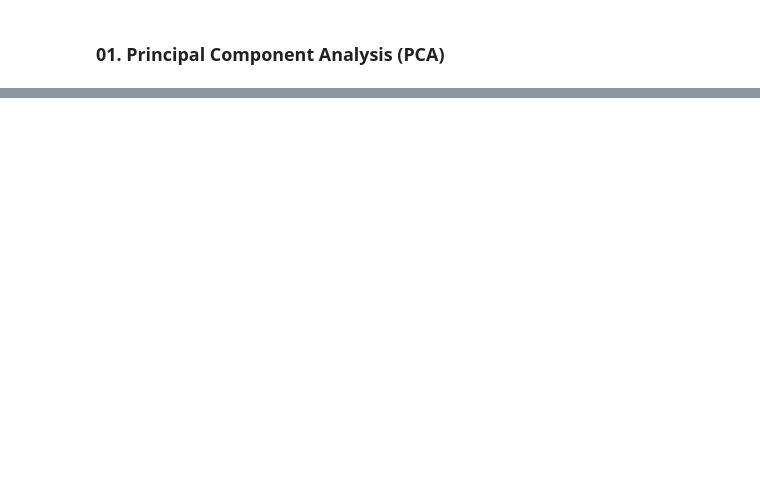
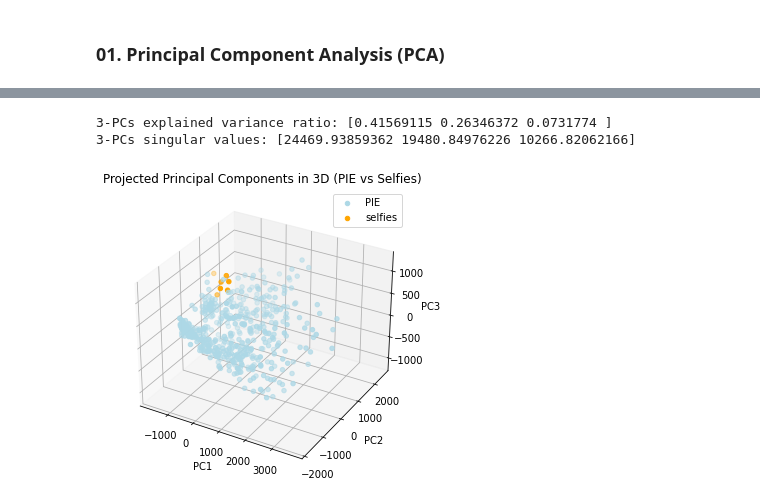
Before and after one commit to tanfiona/FaceRecognitionAnalysis, a Jupyter notebook: ee5907_ca2.ipynb, the cells around one changed output, grey strips where cells are left out. Cells and saved outputs as stored; diff of their text form; code cells hidden in the pictures; blank space fills up the shorter version.

```diff
--- a/ee5907_ca2.ipynb
+++ b/ee5907_ca2.ipynb
@@ -86,0 +210,19 @@ print(pca.singular_values_)
+# %%
+# reduce dimensionality of vectorized images to 3
+n_pc = 3
+pca = PCA(n_components=n_pc)
+pca.fit(np.asmatrix(data))
+
+print('{}-PCs explained variance ratio: {}'.format(n_pc, pca.explained_variance_ratio_))
+print('{}-PCs singular values: {}'.format(n_pc, pca.singular_values_))
+
+# project data into 3d
+x_pca_3d = pca.transform(np.asmatrix(data))
+
+# visualise projected data vector in 3d plot
+plot_2d_or_3d(x_pca_3d, train_general_labels, title_name='Projected Principal Components in 3D (PIE vs Selfies)',
+              save_name='PCA_3D.png', x_label='PC1', y_label='PC2', z_label='PC3')
+# %% [output]
+3-PCs explained variance ratio: [0.41569115 0.26346372 0.0731774 ]
+3-PCs singular values: [24469.93859362 19480.84976226 10266.82062166]
+[figure, added]
```
Also changed, not shown: parts of 71 cells of this notebook, 3 other files.
